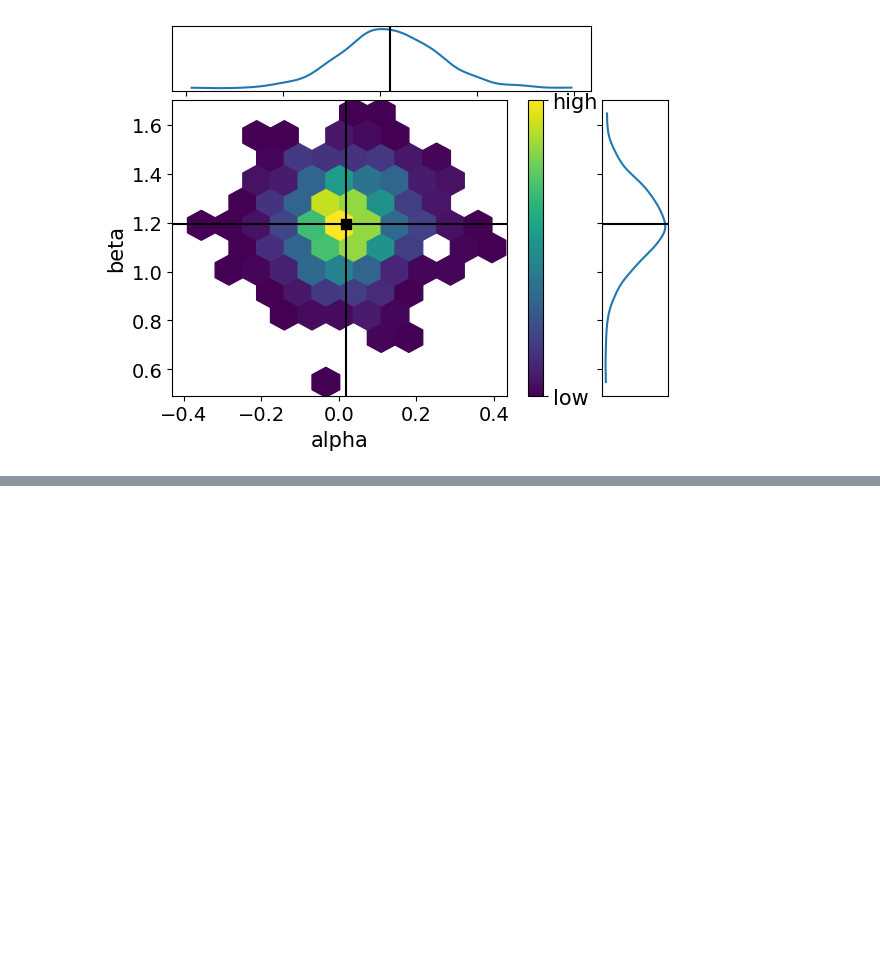
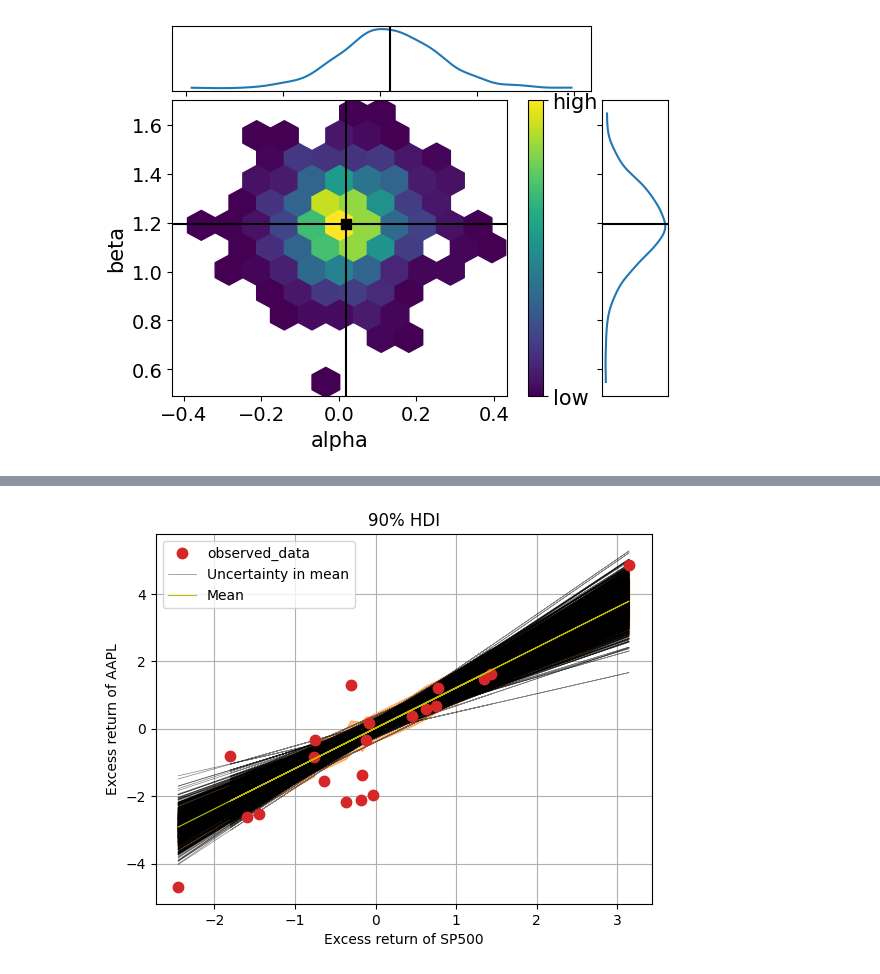
Before and after one commit to 892nske/pmlfin, a Jupyter notebook: ch7.ipynb, the cells around one changed output, grey strips where cells are left out. Drawn from its saved outputs; the diff is of its cells as text; code cells hidden in the pictures; blank space fills up the shorter version.

```diff
--- a/ch7.ipynb
+++ b/ch7.ipynb
@@ -142,0 +158,12 @@ array([[<AxesSubplot: >, None],
+# %%
+fig, ax = plt.subplots()
+
+az.plot_lm(idata=idata, x=feature_train, y=target_train, num_samples=1000, y_model=prior_target, axes=ax)
+az.plot_hdi(feature_train, prior_predictive, hdi_prob=0.90, smooth=False)
+
+ax.set_xlabel('Excess return of SP500')
+ax.set_ylabel('Excess return of AAPL')
+ax.set_title('90% HDI')
+ax.legend();
+# %% [output]
+[figure, added]
```
Also changed, not shown: parts of 3 cells of this notebook, 5 other files.
